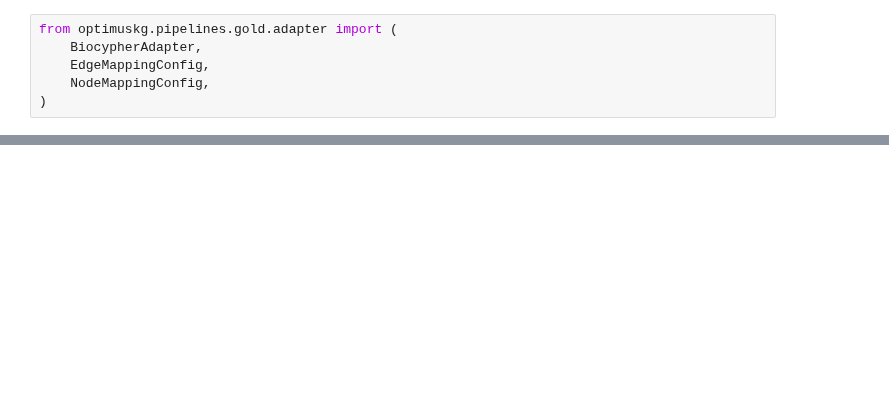
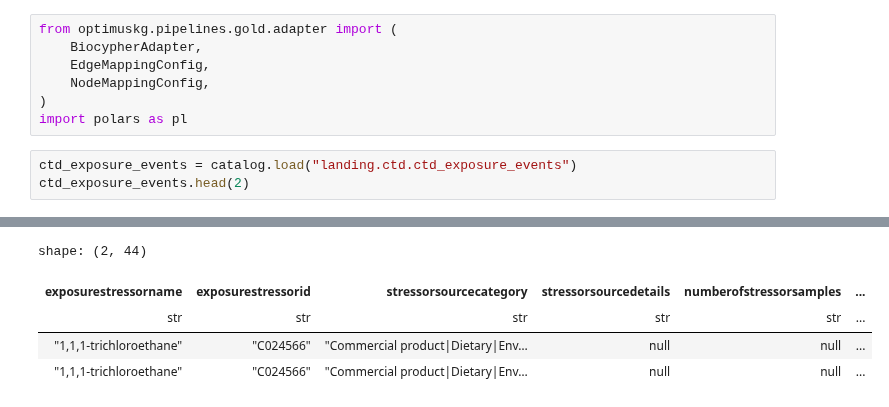
Before and after one commit to mims-harvard/OptimusKG, a Jupyter notebook: notebooks/ctd.ipynb, the cells around one changed output, grey strips where cells are left out. Cells and saved outputs as stored; diff of their text form; blank space fills up the shorter version.

```diff
--- a/notebooks/ctd.ipynb
+++ b/notebooks/ctd.ipynb
@@ -4,3 +4,8 @@ from optimuskg.pipelines.gold.adapter import (
     EdgeMappingConfig,
     NodeMappingConfig,
 )
+import polars as pl
+# %%
+ctd_exposure_events = catalog.load("landing.ctd.ctd_exposure_events")
+ctd_exposure_events.head(2)
+# %% [output]
@@ -7 +15,6 @@ from optimuskg.pipelines.gold.adapter import (
+shape: (2, 44)
+| exposurestressorname | exposurestressorid | stressorsourcecategory | stressorsourcedetails | numberofstressorsamples | ... |
+| str | str | str | str | str | ... |
+| "1,1,1-trichloroethane" | "C024566" | "Commercial product|Dietary|Env… | null | null | ... |
+| "1,1,1-trichloroethane" | "C024566" | "Commercial product|Dietary|Env… | null | null | ... |
 # %%
```
Also changed, not shown: parts of 12 cells of this notebook, 21 other files.
